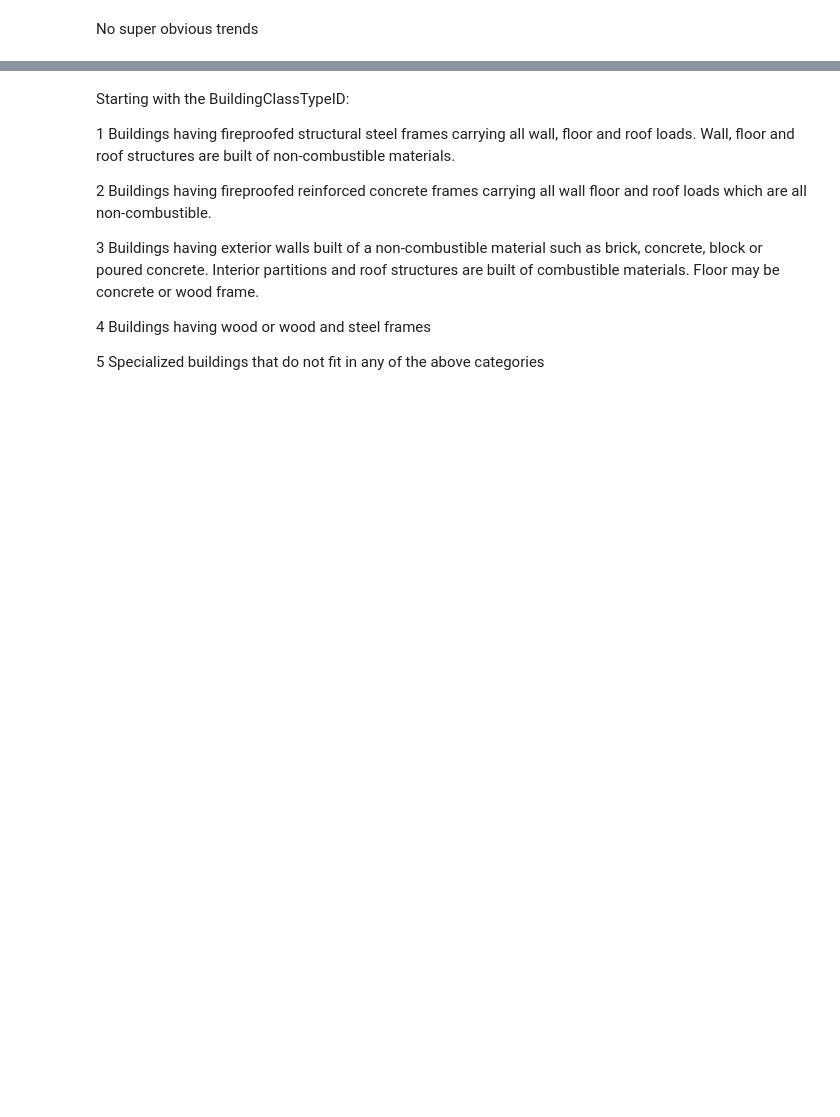
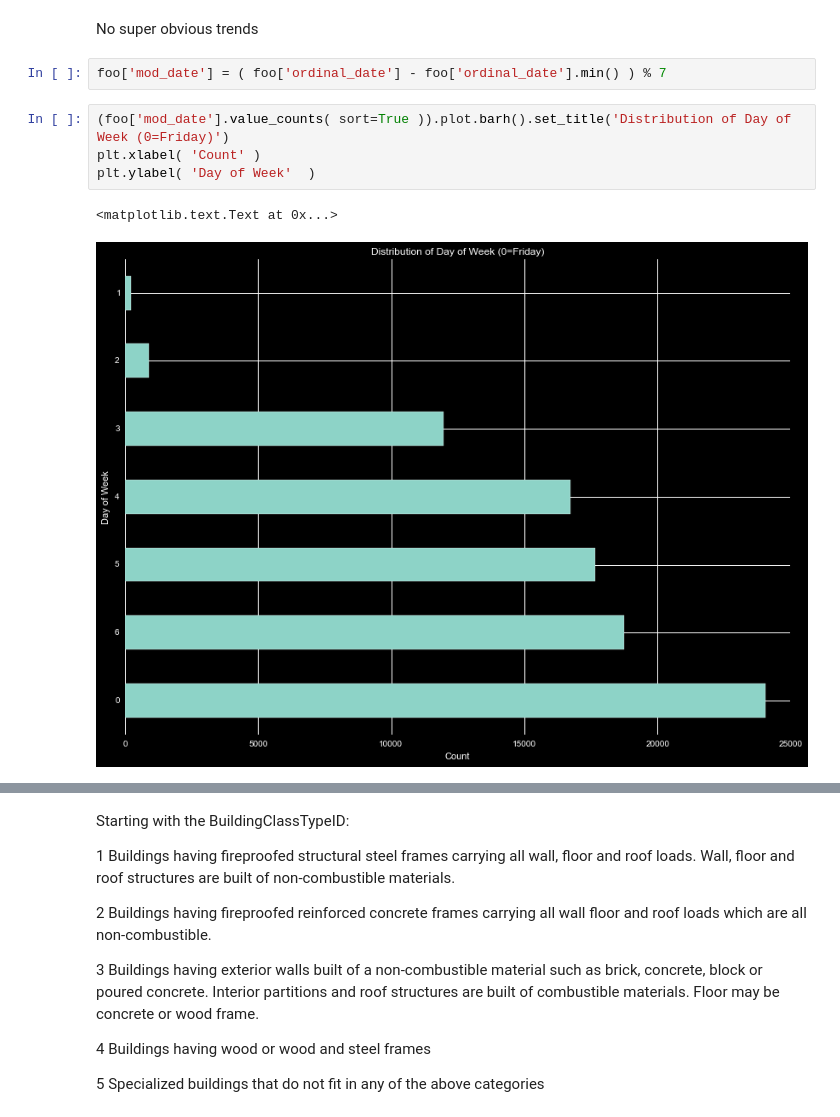
Before and after one commit to markertsean/zillow, a Jupyter notebook: Explore_Purchased.ipynb, the cells around one changed output, grey strips where cells are left out. Saved outputs shown, nothing was run; the diff lists cells and outputs as text; blank space fills up the shorter version.

```diff
--- a/Explore_Purchased.ipynb
+++ b/Explore_Purchased.ipynb
@@ -99,2 +103,11 @@ plt.ylim( -1, 1 )
 # %% [markdown]
 No super obvious trends
+# %%
+foo['mod_date'] = ( foo['ordinal_date'] - foo['ordinal_date'].min() ) % 7
+# %%
+(foo['mod_date'].value_counts( sort=True )).plot.barh().set_title('Distribution of Day of Week (0=Friday)')
+plt.xlabel( 'Count' )
+plt.ylabel( 'Day of Week'  )
+# %% [output]
+<matplotlib.text.Text at 0x...>
+[figure, added]
```
Also changed, not shown: parts of 33 cells of this notebook, 1 other file.
